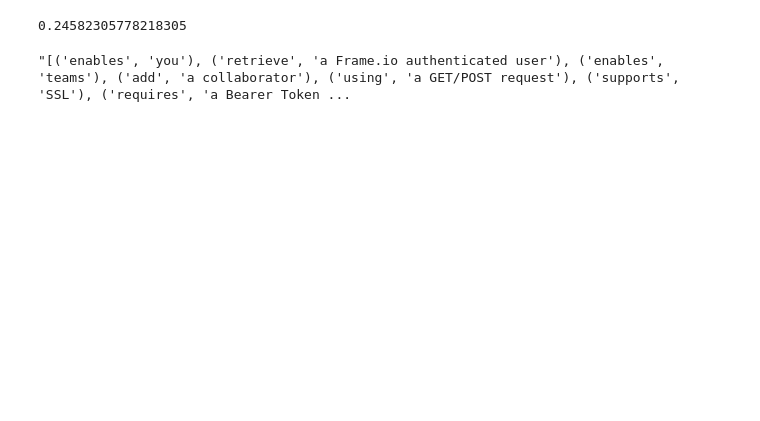
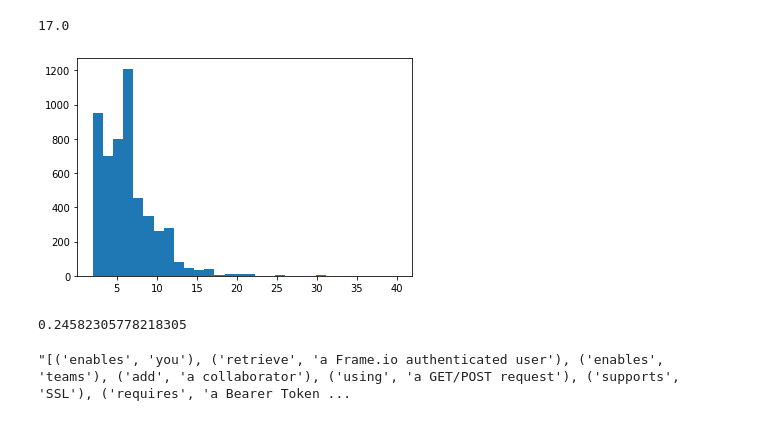
Before and after one commit to Ylizin/PWSim, a Jupyter notebook: experiment/vae.ipynb, the cells around one changed output. Drawn from its saved outputs; the diff is of its cells as text; code cells hidden in the pictures; blank space fills up the shorter version.

```diff
--- a/experiment/vae.ipynb
+++ b/experiment/vae.ipynb
@@ -13,3 +33,14 @@ ori = v.data_set.ori_df
+# %%
+ls = ori.iloc[:,7].apply(lambda x:len(eval(x)))
+# %%
+ls.quantile(0.99)
+# %% [output]
+17.0
+# %%
+plt.hist(ls,bins=30)
+plt.savefig('./goal_freq.svg',format='svg')
+# %% [output]
+[figure, added]
 # %%
 (ori.iloc[:,5].apply(lambda x:len(x.split())) / ori.iloc[:,0].apply(lambda x:len(x.split())) *2 ).mean()
 # %% [output]
```
Also changed, not shown: parts of 5 cells of this notebook, 44 other files.
